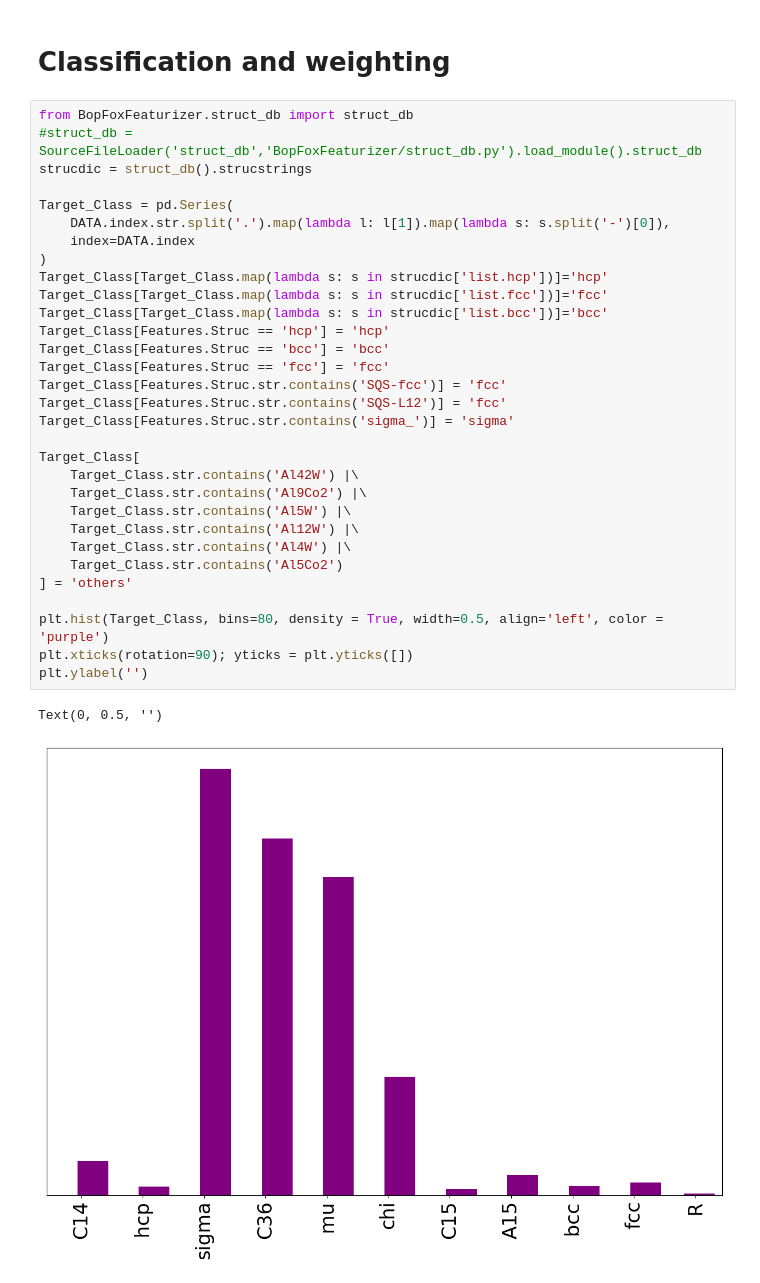
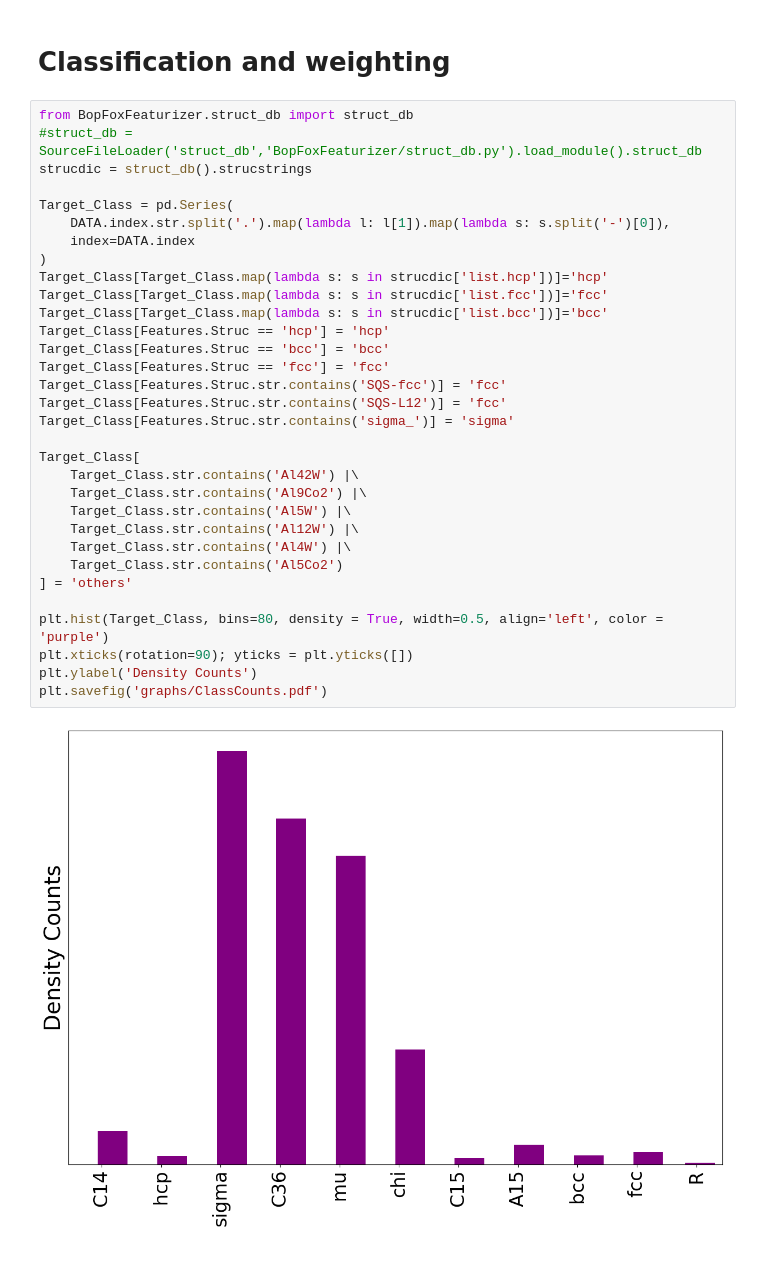
Before and after one commit to AIIMProject/MLFeMoTCPs, a Jupyter notebook: Histograms.ipynb, the cells around one changed output. Drawn from its saved outputs; the diff is of its cells as text.

```diff
--- a/Histograms.ipynb
+++ b/Histograms.ipynb
@@ -297,33 +298,33 @@ fig.savefig(FileNames.get_plot_filename('CompareStandardDistributions','an_bn_mn
 from BopFoxFeaturizer.struct_db import struct_db
 #struct_db = SourceFileLoader('struct_db','BopFoxFeaturizer/struct_db.py').load_module().struct_db
 strucdic = struct_db().strucstrings
 
 Target_Class = pd.Series(
     DATA.index.str.split('.').map(lambda l: l[1]).map(lambda s: s.split('-')[0]),
     index=DATA.index
 )
 Target_Class[Target_Class.map(lambda s: s in strucdic['list.hcp'])]='hcp'
 Target_Class[Target_Class.map(lambda s: s in strucdic['list.fcc'])]='fcc'
 Target_Class[Target_Class.map(lambda s: s in strucdic['list.bcc'])]='bcc'
 Target_Class[Features.Struc == 'hcp'] = 'hcp'
 Target_Class[Features.Struc == 'bcc'] = 'bcc'
 Target_Class[Features.Struc == 'fcc'] = 'fcc'
 Target_Class[Features.Struc.str.contains('SQS-fcc')] = 'fcc'
 Target_Class[Features.Struc.str.contains('SQS-L12')] = 'fcc'
 Target_Class[Features.Struc.str.contains('sigma_')] = 'sigma'
 
 Target_Class[
     Target_Class.str.contains('Al42W') |\
     Target_Class.str.contains('Al9Co2') |\
     Target_Class.str.contains('Al5W') |\
     Target_Class.str.contains('Al12W') |\
     Target_Class.str.contains('Al4W') |\
     Target_Class.str.contains('Al5Co2')
 ] = 'others'
 
 plt.hist(Target_Class, bins=80, density = True, width=0.5, align='left', color = 'purple')
 plt.xticks(rotation=90); yticks = plt.yticks([])
-plt.ylabel('')
+plt.ylabel('Density Counts')
+plt.savefig('graphs/ClassCounts.pdf')
 # %% [output]
-Text(0, 0.5, '')
-[figure, old version]
+[figure, new version]
```
Also changed, not shown: parts of 8 cells of this notebook, 5 other files.
